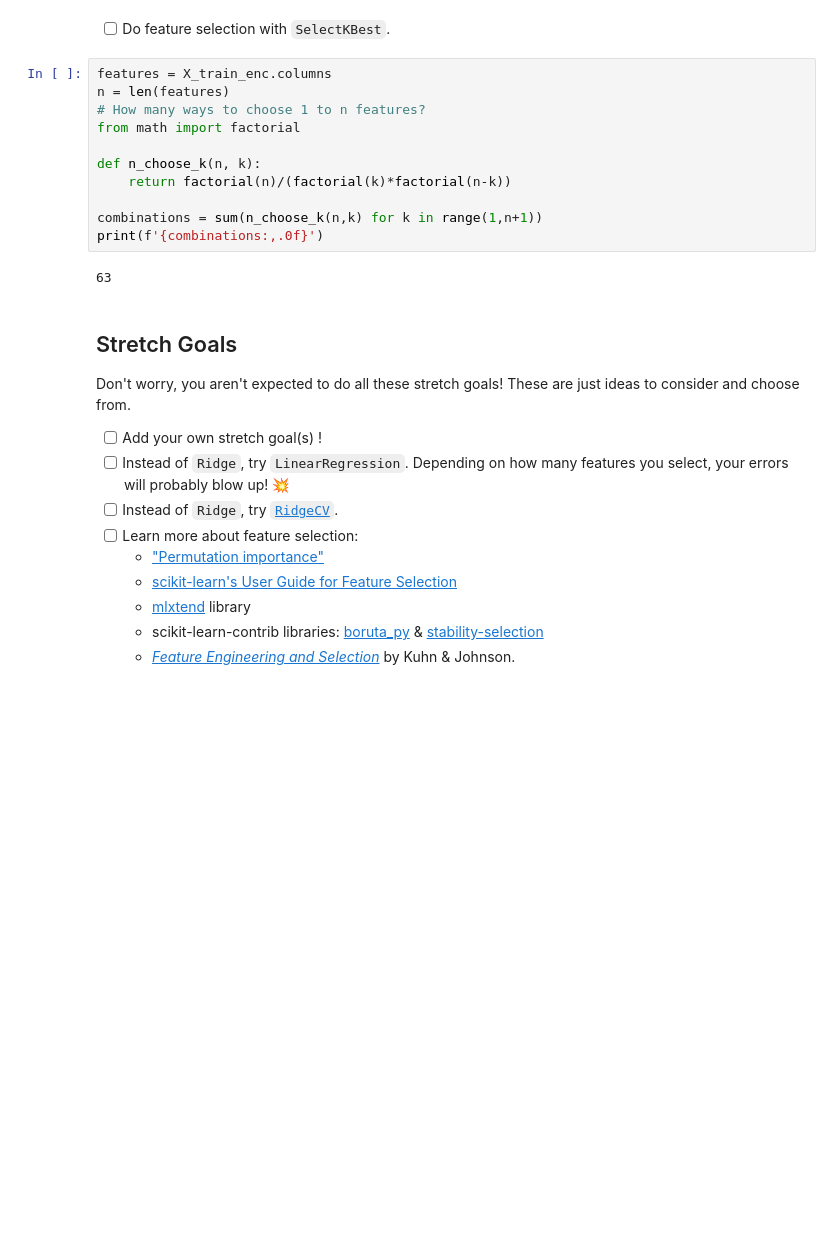
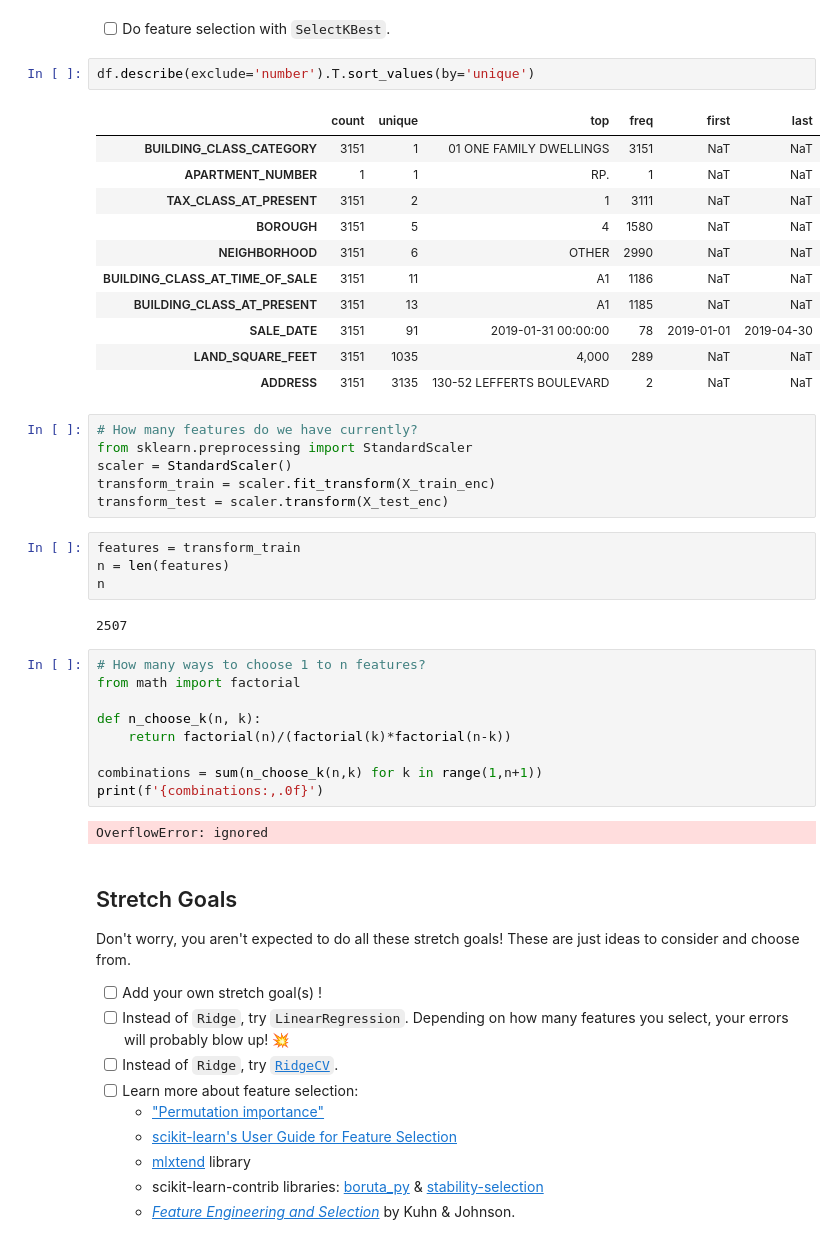
Before and after one commit to rawalk/DS-Unit-2-Linear-Models, a Jupyter notebook: module3-ridge-regression/LS_DS_213_assignment.ipynb, the cells around one changed output. Drawn from its saved outputs; the diff is of its cells as text; blank space fills up the shorter version.

```diff
--- a/module3-ridge-regression/LS_DS_213_assignment.ipynb
+++ b/module3-ridge-regression/LS_DS_213_assignment.ipynb
@@ -186,8 +182,32 @@ X_train_enc
 # %% [markdown]
 - [ ] Do feature selection with `SelectKBest`.
+# %%
+df.describe(exclude='number').T.sort_values(by='unique')
+# %% [output]
+|  | count | unique | top | freq | first | last |
+| BUILDING_CLASS_CATEGORY | 3151 | 1 | 01 ONE FAMILY DWELLINGS | 3151 | NaT | NaT |
+| APARTMENT_NUMBER | 1 | 1 | RP. | 1 | NaT | NaT |
+| TAX_CLASS_AT_PRESENT | 3151 | 2 | 1 | 3111 | NaT | NaT |
+| BOROUGH | 3151 | 5 | 4 | 1580 | NaT | NaT |
+| NEIGHBORHOOD | 3151 | 6 | OTHER | 2990 | NaT | NaT |
+| BUILDING_CLASS_AT_TIME_OF_SALE | 3151 | 11 | A1 | 1186 | NaT | NaT |
+| BUILDING_CLASS_AT_PRESENT | 3151 | 13 | A1 | 1185 | NaT | NaT |
+| SALE_DATE | 3151 | 91 | 2019-01-31 00:00:00 | 78 | 2019-01-01 | 2019-04-30 |
+| LAND_SQUARE_FEET | 3151 | 1035 | 4,000 | 289 | NaT | NaT |
+| ADDRESS | 3151 | 3135 | 130-52 LEFFERTS BOULEVARD | 2 | NaT | NaT |
+# %%
+# How many features do we have currently?
+from sklearn.preprocessing import StandardScaler
+scaler = StandardScaler()
+transform_train = scaler.fit_transform(X_train_enc)
+transform_test = scaler.transform(X_test_enc)
+# %%
+features = transform_train
+n = len(features)
+n
+# %% [output]
+2507
 # %%
-features = X_train_enc.columns
-n = len(features)
 # How many ways to choose 1 to n features?
 from math import factorial
 
@@ -197,7 +217,7 @@ def n_choose_k(n, k):
 combinations = sum(n_choose_k(n,k) for k in range(1,n+1))
 print(f'{combinations:,.0f}')
 # %% [output]
-63
+OverflowError: ignored
 # %% [markdown]
 ## Stretch Goals
 
```
Also changed, not shown: parts of 5 cells of this notebook.
